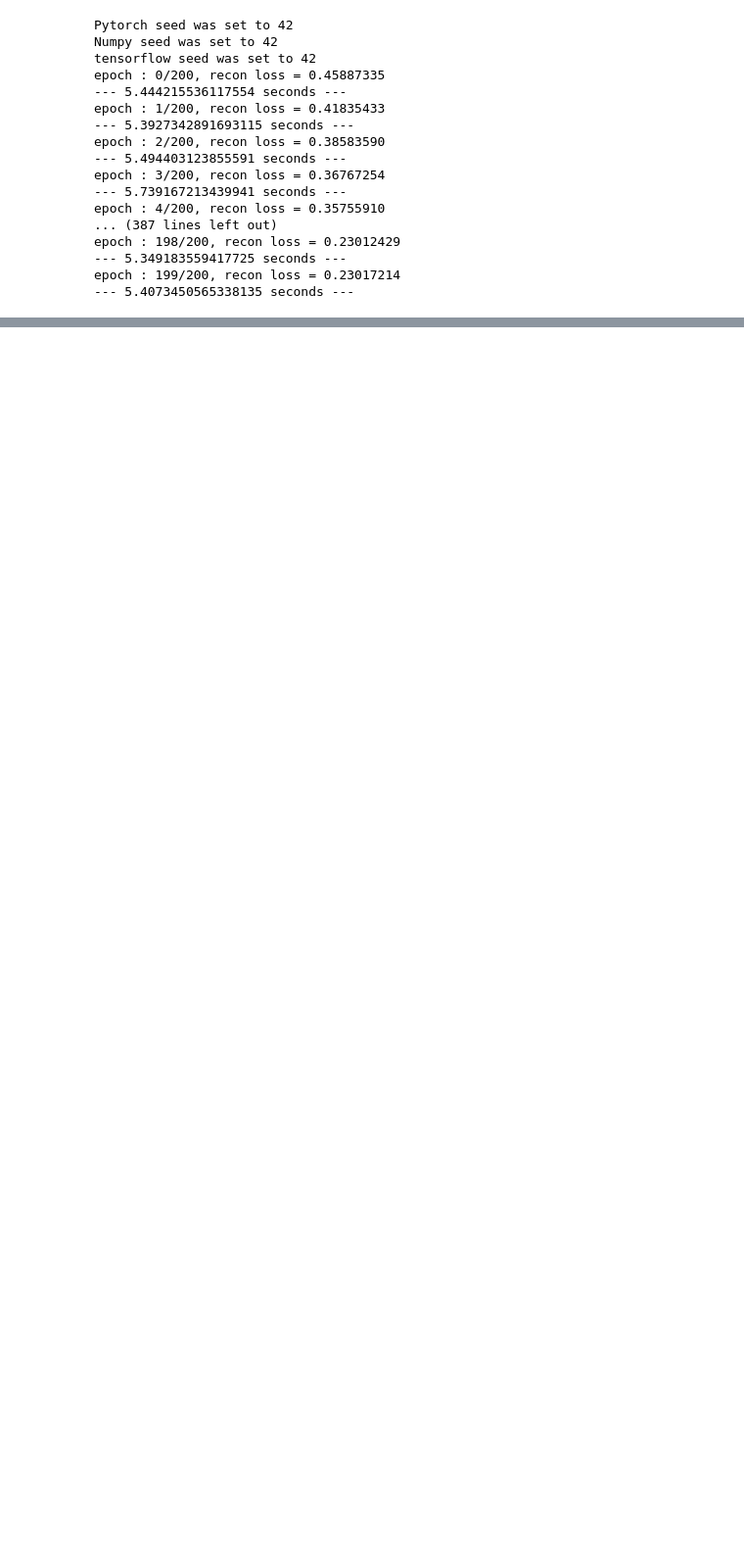
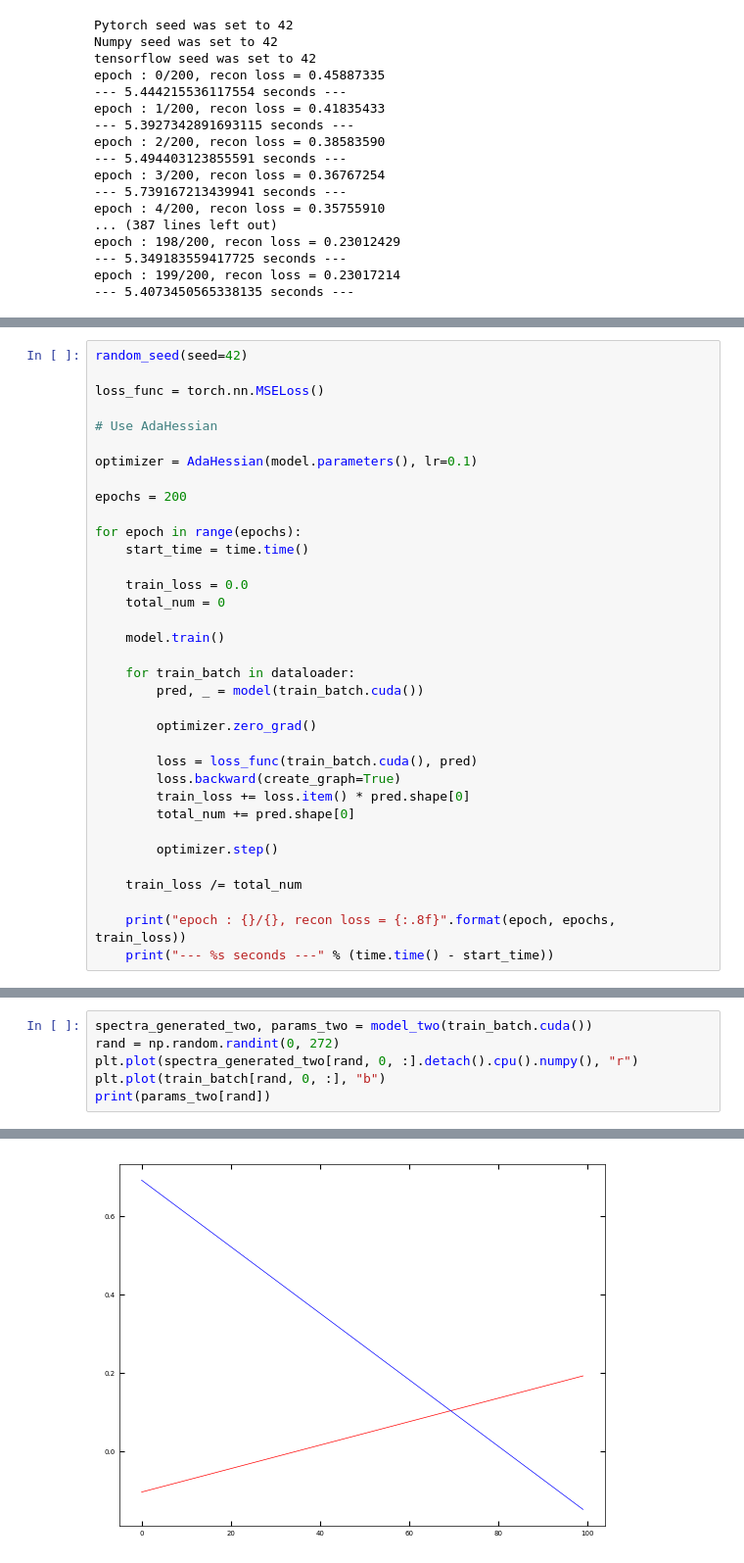
Before and after one commit to ctsai64/1DFitter, a Jupyter notebook: linear_function_densephyslarge.ipynb, the cells around one changed output, grey strips where cells are left out. Shown at 98% size. Cells and saved outputs as stored; diff of their text form; blank space fills up the shorter version.

Commit message:
Trained with optimizer

```diff
--- a/linear_function_densephyslarge.ipynb
+++ b/linear_function_densephyslarge.ipynb
@@ -344,0 +557,35 @@ tensor([0.0670, 0.0080, 0.3000], device='cuda:0', grad_fn=<SelectBackward0>)
+# %%
+random_seed(seed=42)
+
+loss_func = torch.nn.MSELoss()
+
+# Use AdaHessian
+
+optimizer = AdaHessian(model.parameters(), lr=0.1)
+
+epochs = 200
+
+for epoch in range(epochs):
+    start_time = time.time()
+
+    train_loss = 0.0
+    total_num = 0
+
+    model.train()
+
+    for train_batch in dataloader:
+        pred, _ = model(train_batch.cuda())
+
+        optimizer.zero_grad()
+
+        loss = loss_func(train_batch.cuda(), pred)
+        loss.backward(create_graph=True)
+        train_loss += loss.item() * pred.shape[0]
+        total_num += pred.shape[0]
+
+        optimizer.step()
+
+    train_loss /= total_num
+
+    print("epoch : {}/{}, recon loss = {:.8f}".format(epoch, epochs, train_loss))
+    print("--- %s seconds ---" % (time.time() - start_time))
@@ -344,0 +610,7 @@ tensor([0.0670, 0.0080, 0.3000], device='cuda:0', grad_fn=<SelectBackward0>)
+# %%
+spectra_generated_two, params_two = model_two(train_batch.cuda())
+rand = np.random.randint(0, 272)
+plt.plot(spectra_generated_two[rand, 0, :].detach().cpu().numpy(), "r")
+plt.plot(train_batch[rand, 0, :], "b")
+print(params_two[rand])
+# %% [output]
@@ -344,0 +618 @@ tensor([0.0670, 0.0080, 0.3000], device='cuda:0', grad_fn=<SelectBackward0>)
+[figure, added]
```
Also changed, not shown: parts of 5 cells of this notebook.
